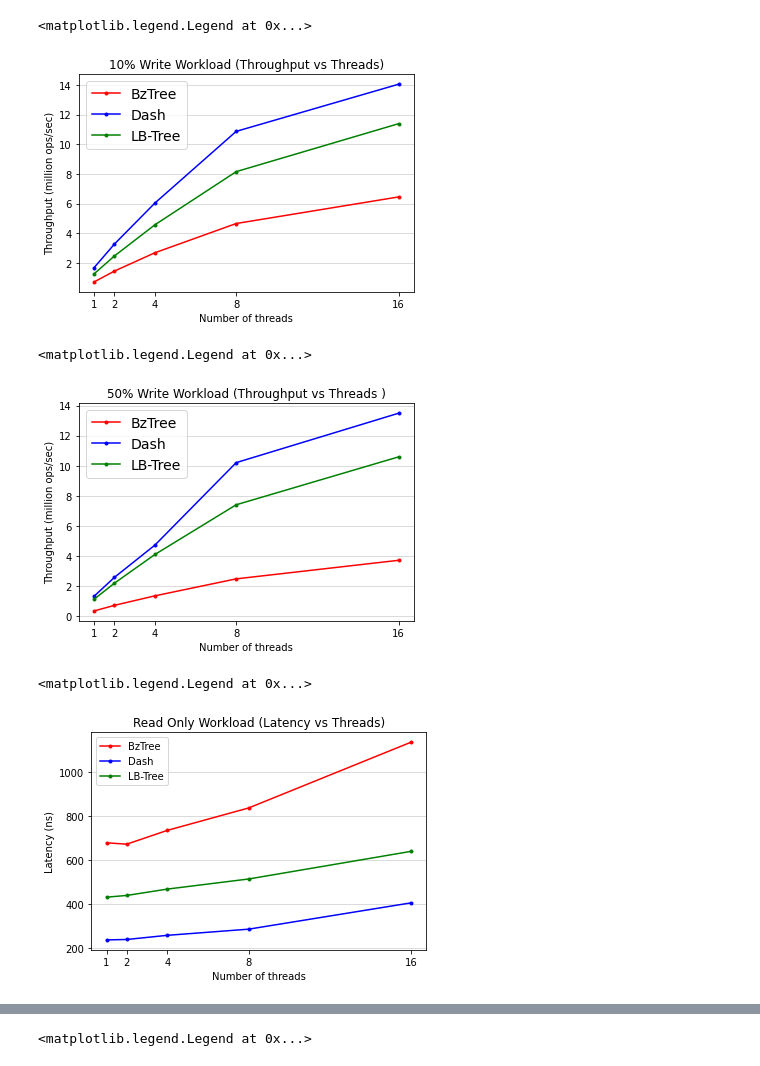
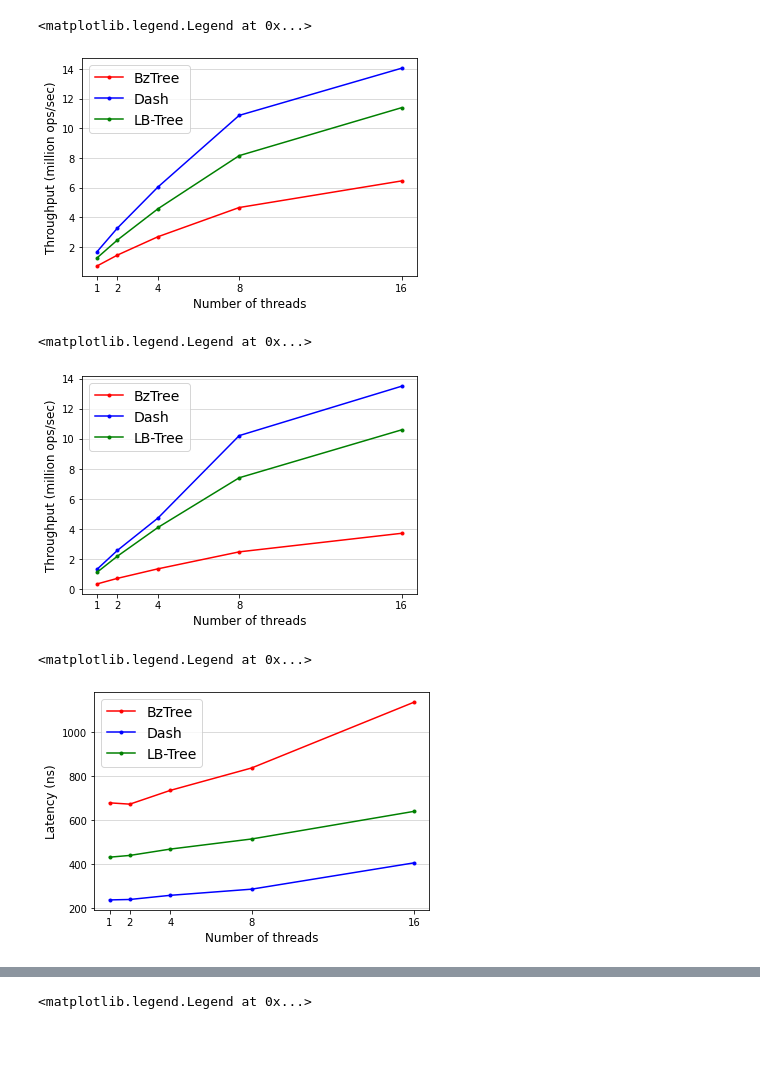
Before and after one commit to nisargshah95/Comparison-of-Indexes-for-PMem, a Jupyter notebook: CS764.ipynb, the cells around one changed output, grey strips where cells are left out. Saved outputs shown, nothing was run; the diff lists cells and outputs as text; code cells hidden in the pictures; blank space fills up the shorter version.

```diff
--- a/CS764.ipynb
+++ b/CS764.ipynb
@@ -115,20 +115,20 @@ plt.legend(handles=[bzReadOnlyLine, dReadOnlyLine, lReadOnlyLine], prop=legend_p
 # %%
 # 10% WRITE - THROUGHPUT VS THREADS (ACROSS TREES)
 
 plt.figure()
 bz10WriteLine, = plt.plot(threads, bztree_10_tp, fmt, color=colors[0], label = 'BzTree')
 d10WriteLine, = plt.plot(threads, dash_10_tp, fmt, color=colors[1], label = 'Dash')
 l10WriteLine, = plt.plot(threads, lbtree_10_tp, fmt, color=colors[2], label = 'LB-Tree')
 
-plt.xlabel(xlabel)
+plt.xlabel(xlabel, fontsize=12)
 plt.xticks(threads)
-plt.ylabel(tp_ylabel)
-plt.title('10% Write Workload (Throughput vs Threads)')
+plt.ylabel(tp_ylabel, fontsize=12)
+#plt.title('10% Write Workload (Throughput vs Threads)')
 plt.grid(True, axis='y', color='lightgray', which='both')
 plt.legend(handles=[bz10WriteLine, d10WriteLine, l10WriteLine], prop=legend_prop)
 # %% [output]
 <matplotlib.legend.Legend at 0x...>
-[figure, old version]
+[figure, new version]
 # %%
 # 50% WRITE - THROUGHPUT VS THREADS (ACROSS TREES)
 
@@ -137,15 +137,15 @@ bz50WriteLine, = plt.plot(threads, bztree_50_tp, fmt, color=colors[0], label = '
 d50WriteLine, = plt.plot(threads, dash_50_tp, fmt, color=colors[1], label = 'Dash')
 l50WriteLine, = plt.plot(threads, lbtree_50_tp, fmt, color=colors[2], label = 'LB-Tree')
 
-plt.xlabel(xlabel)
+plt.xlabel(xlabel, fontsize=12)
 plt.xticks(threads)
-plt.ylabel(tp_ylabel)
-plt.title('50% Write Workload (Throughput vs Threads )')
+plt.ylabel(tp_ylabel, fontsize=12)
+#plt.title('50% Write Workload (Throughput vs Threads )')
 plt.grid(True, axis='y', color='lightgray', which='both')
 plt.legend(handles=[bz50WriteLine, d50WriteLine, l50WriteLine], prop=legend_prop)
 # %% [output]
 <matplotlib.legend.Legend at 0x...>
-[figure, old version]
+[figure, new version]
 # %%
 # READ ONLY - LATENCY VS THREADS (ACROSS TREES)
 
@@ -158,16 +158,16 @@ lReadOnlyLine, = plt.plot(threads, lbtree_0_p50, fmt, color=colors[2], label = '
 #d99LatencyReadOnlyLine, = plt.plot(threads, dash_0_p99, fmt2, color= colors[1], label = 'Dash (P99)')
 #l99LatencyReadOnlyLine, = plt.plot(threads, lbtree_0_p99, fmt2, color= colors[2], label = 'LB-Tree (P99)')
 
-plt.xlabel(xlabel)
+plt.xlabel(xlabel, fontsize=12)
 plt.xticks(threads)
-plt.ylabel(lat_ylabel_ns)
-plt.title('Read Only Workload (Latency vs Threads)')
+plt.ylabel(lat_ylabel_ns, fontsize=12)
+#plt.title('Read Only Workload (Latency vs Threads)')
 plt.grid(True, axis='y', color='lightgray', which='both')
-plt.legend(handles=[bzMedianReadOnlyLine, dMedianReadOnlyLine, lReadOnlyLine])
+plt.legend(handles=[bzMedianReadOnlyLine, dMedianReadOnlyLine, lReadOnlyLine], prop=legend_prop)
 #plt.legend(handles=[bzMedianReadOnlyLine, dMedianReadOnlyLine, bz99LatencyReadOnlyLine, d99LatencyReadOnlyLine, l99LatencyReadOnlyLine])
 # %% [output]
 <matplotlib.legend.Legend at 0x...>
-[figure, old version]
+[figure, new version]
 # %%
 # 10% writes - LATENCY VS THREADS (ACROSS TREES)
 
```
Also changed, not shown: parts of 12 cells of this notebook.
